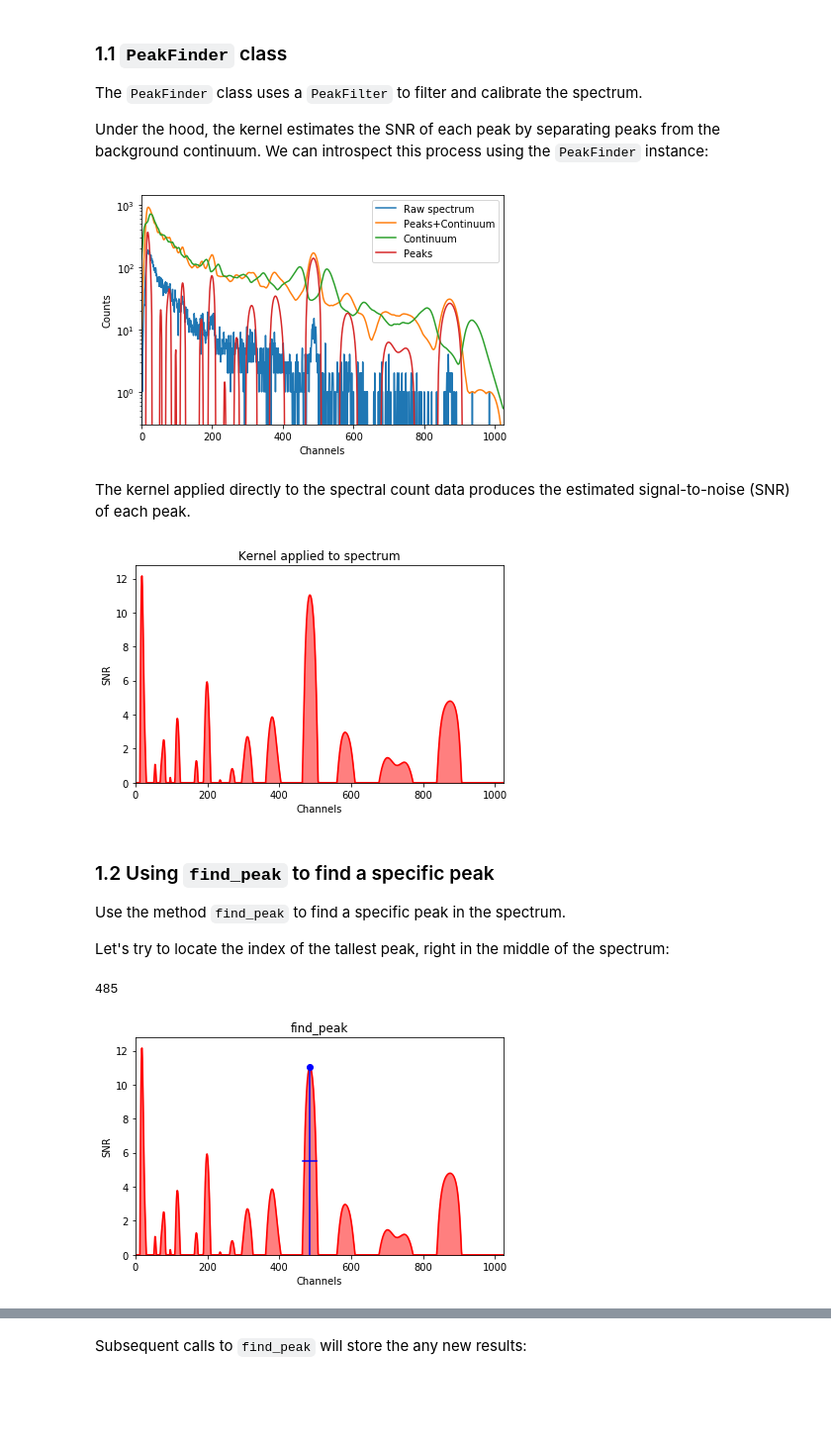
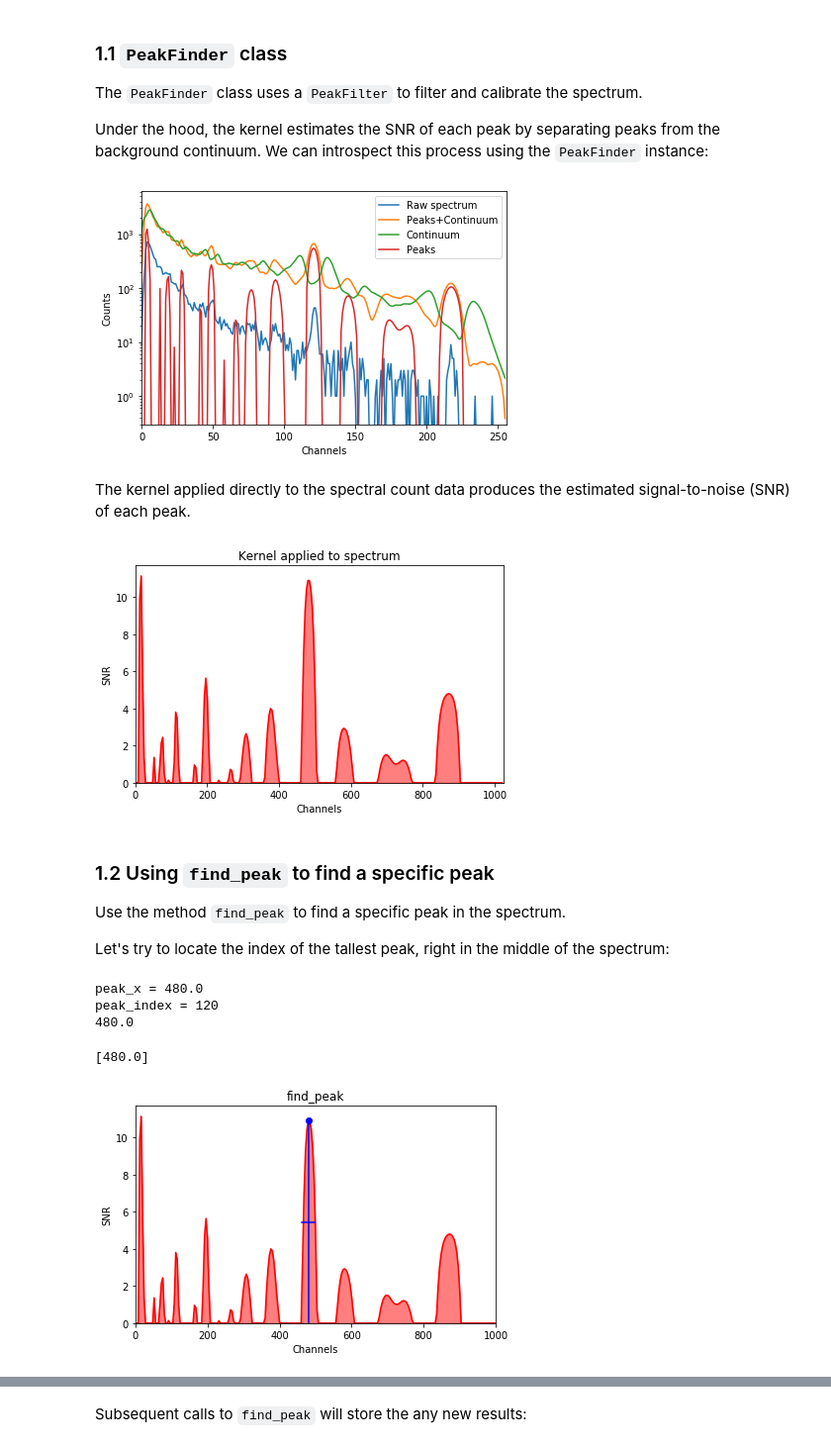
Before and after one commit to lbl-anp/becquerel, a Jupyter notebook: examples/autocal.ipynb, the cells around one changed output, grey strips where cells are left out. Shown at 99% size. Cells and saved outputs as stored; diff of their text form; code cells hidden in the pictures; blank space fills up the shorter version.

```diff
--- a/examples/autocal.ipynb
+++ b/examples/autocal.ipynb
@@ -115,5 +118,7 @@ with open(filename, 'r') as f:
         if len(tokens) == 2:
             counts.append(float(tokens[1]))
 spec = bq.Spectrum(counts=counts)
+spec = spec.combine_bins(4)
+spec.bin_edges_raw *= 4
 plot_spec(spec)
 # %% [output]
@@ -145,7 +157,7 @@ plt.ylabel('Counts')
 plt.legend()
 plt.tight_layout()
 # %% [output]
-[figure, old version]
+[figure, new version]
 # %% [markdown]
 The kernel applied directly to the spectral count data produces the estimated signal-to-noise (SNR) of each peak.
 # %%
@@ -155,7 +167,7 @@ plt.title('Kernel applied to spectrum')
 finder.plot()
 plt.tight_layout()
 # %% [output]
-[figure, old version]
+[figure, new version]
 # %% [markdown]
 ### 1.2 Using `find_peak` to find a specific peak
 
@@ -165,11 +177,16 @@ Let's try to locate the index of the tallest peak, right in the middle of the sp
 # %%
 peak_chan = finder.find_peak(500, min_snr=3.)
 print(peak_chan)
 
 plt.figure()
 plt.title('find_peak')
 finder.plot()
+plt.xlim(0,1000)
 plt.tight_layout()
+finder.channels
 # %% [output]
-485
+peak_x = 480.0
+peak_index = 120
+480.0
+[480.0]
-[figure, old version]
+[figure, new version]
```
Also changed, not shown: parts of 12 cells of this notebook, 2 other files.
